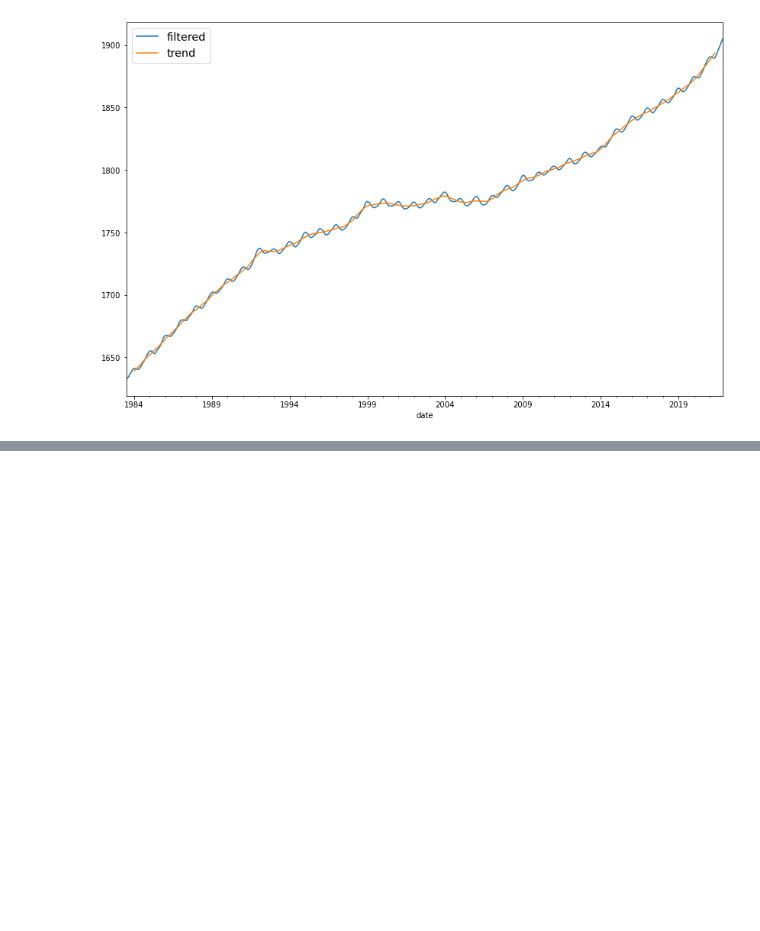
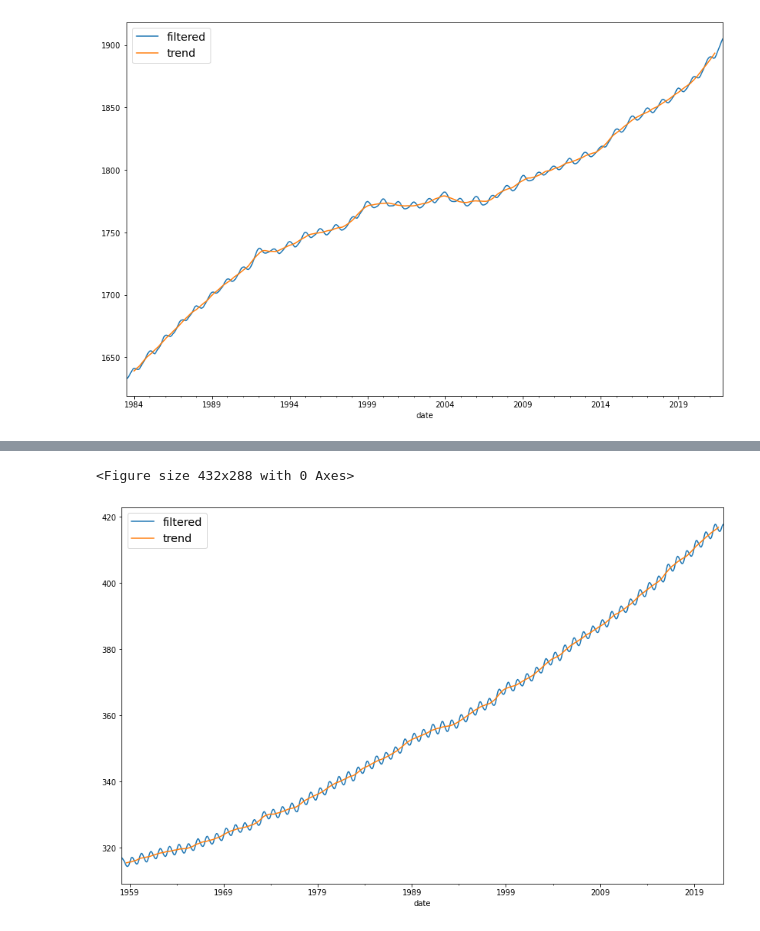
Before and after one commit to profxj/ocea200, a Jupyter notebook: OCEA-267/Lectures/Exercise_W1_L2.ipynb, the cells around one changed output, grey strips where cells are left out. Cells and saved outputs as stored; diff of their text form; code cells hidden in the pictures; blank space fills up the shorter version.

```diff
--- a/OCEA-267/Lectures/Exercise_W1_L2.ipynb
+++ b/OCEA-267/Lectures/Exercise_W1_L2.ipynb
@@ -162,0 +223,15 @@ fig.set_size_inches((14, 9))
+# %%
+filt_data = uniform_filter1d(co2.average, size=7)
+co2['filtered'] = filt_data
+# %%
+plt.clf()
+fig = plt.figure()
+ax = plt.gca()
+_ = co2.filtered.plot(label='filtered')
+result2.trend.plot(label='trend')
+ax.legend(fontsize='x-large')
+fig.set_size_inches((14, 9))
+plt.show()
+# %% [output]
+<Figure size 432x288 with 0 Axes>
+[figure, added]
```
Also changed, not shown: parts of 13 cells of this notebook, 1 other file.
